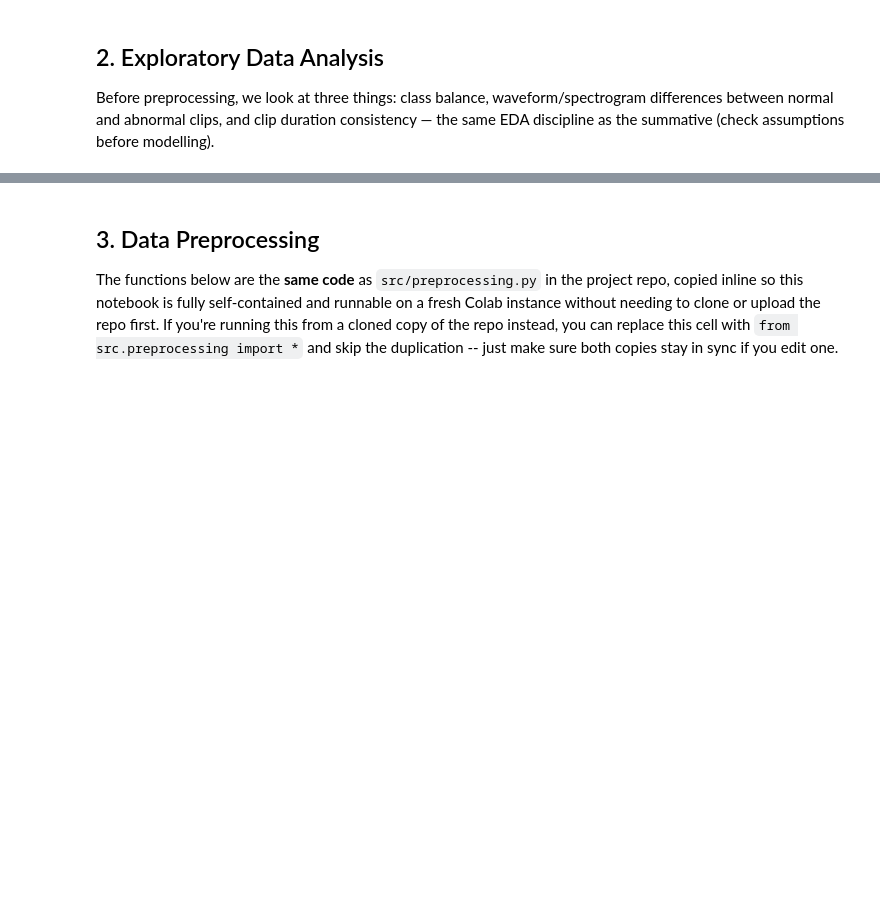
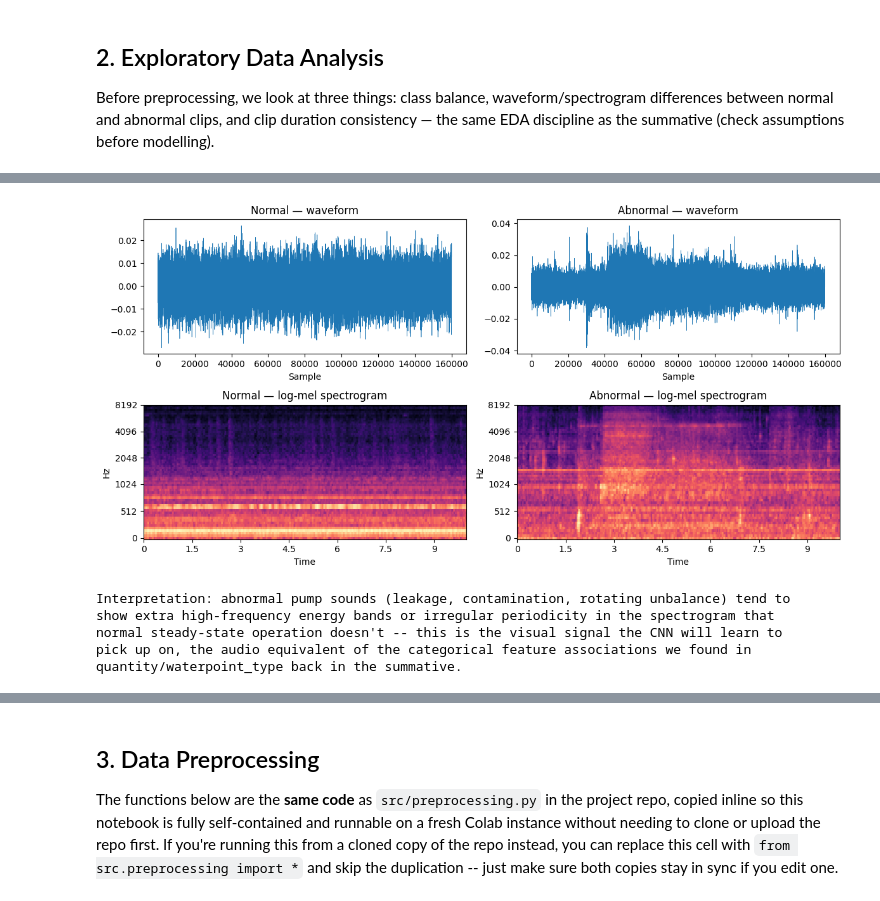
Before and after one commit to Teddy-2004/water-pump_acoustic, a Jupyter notebook: notebook/acoustic_pump_diagnostics.ipynb, the cells around one changed output, grey strips where cells are left out. Drawn from its saved outputs; the diff is of its cells as text; code cells hidden in the pictures; blank space fills up the shorter version.

```diff
--- a/notebook/acoustic_pump_diagnostics.ipynb
+++ b/notebook/acoustic_pump_diagnostics.ipynb
@@ -190,30 +221,37 @@ of clips -- structurally the same imbalance problem as the 'functional needs rep
 # %%
 # Feature 2: Waveform + spectrogram comparison, normal vs abnormal
 sample_normal = glob.glob(f"{ALL_DIR}/normal/*.wav")[0]
 sample_abnormal = glob.glob(f"{ALL_DIR}/abnormal/*.wav")[0]
 
 fig, axes = plt.subplots(2, 2, figsize=(12, 6))
 for col, (path, label) in enumerate([(sample_normal, "Normal"), (sample_abnormal, "Abnormal")]):
     y, sr = librosa.load(path, sr=16000)
     axes[0, col].plot(y, linewidth=0.5)
     axes[0, col].set_title(f"{label} — waveform")
     axes[0, col].set_xlabel("Sample")
 
     mel = librosa.feature.melspectrogram(y=y, sr=sr, n_mels=64)
     log_mel = librosa.power_to_db(mel, ref=np.max)
     img = librosa.display.specshow(log_mel, sr=sr, x_axis="time", y_axis="mel", ax=axes[1, col])
     axes[1, col].set_title(f"{label} — log-mel spectrogram")
 
 plt.tight_layout()
 plt.show()
 
 print("""
 Interpretation: abnormal pump sounds (leakage, contamination, rotating unbalance) tend to
 show extra high-frequency energy bands or irregular periodicity in the spectrogram that
 normal steady-state operation doesn't -- this is the visual signal the CNN will learn to
-pick up on, the audio equivalent of the categorical feature associations we found in
+pick up on, the audio equivalent of the categorical feature associations I found in
 quantity/waterpoint_type back in the summative.
 """)
+# %% [output]
+[figure, added]
+Interpretation: abnormal pump sounds (leakage, contamination, rotating unbalance) tend to
+show extra high-frequency energy bands or irregular periodicity in the spectrogram that
+normal steady-state operation doesn't -- this is the visual signal the CNN will learn to
+pick up on, the audio equivalent of the categorical feature associations we found in
+quantity/waterpoint_type back in the summative.
 # %%
 # Feature 3: Clip duration sanity check (confirms fixed-length assumption in preprocessing.py)
 durations = []
```
Also changed, not shown: parts of 27 cells of this notebook.
